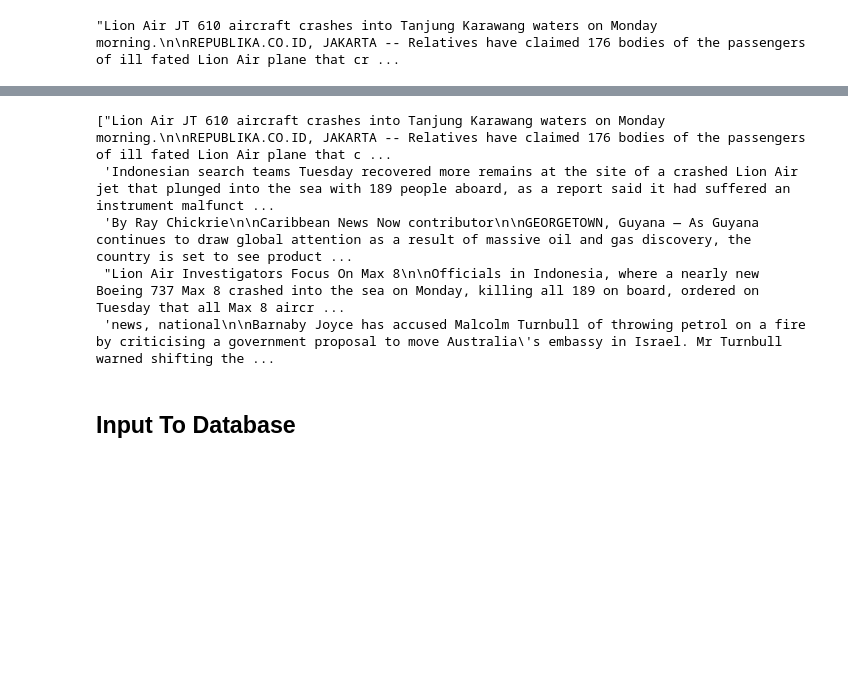
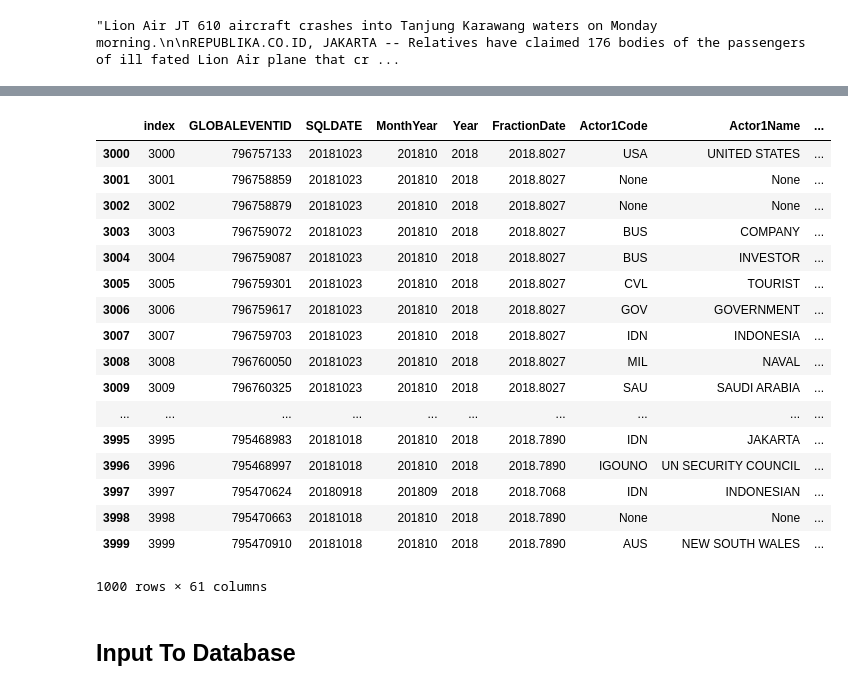
Before and after one commit to t4f1d/sentiment-analysis, a Jupyter notebook: 3. Sentiment Analysis/Sentiment Analysis.ipynb, the cells around one changed output, grey strips where cells are left out. Cells and saved outputs as stored; diff of their text form; code cells hidden in the pictures; blank space fills up the shorter version.

```diff
--- a/3. Sentiment Analysis/Sentiment Analysis.ipynb
+++ b/3. Sentiment Analysis/Sentiment Analysis.ipynb
@@ -149,15 +149,13 @@ def getArticle(link):
         print ("This is an error message!")
         return 0;
 # %%
-#data = clean_events[:5]
-data = clean_events[:5]
 
-title = []
-content = []
+first = 3000
+end = 4000
 
+data = data_prep[first:end]
 
-i = 0
-while i < len(data):
+for i in range(first, end):
     print('Data', i+1)
 
     title_data = getTitle(data.SOURCEURL[i])
@@ -168,5 +166,11 @@ while i < len(data):
     content_data = getArticle(data.SOURCEURL[i])
     content.append(content_data)
 
-    i += 1
+    data.loc[i,'title']=title_data
+    data.loc[i,'content']=content_data
+
+    data_input = data[i-first:i-first+1]
+    data_input['index']=i
+
+    data_input.to_sql('gdelt_data_text', con=engine, if_exists='append', index=False)
 # %% [output]
@@ -184,14 +298,29 @@ Turnbull not helping in Indonesia: Joyce
 # %%
-data0_2650 = []
-data0_2650['title'] = title
-data0_2650['content'] = content
-data0_2650.head()
+data
+
+# data0_2650 = []
+# data0_2650['title'] = title
+# data0_2650['content'] = content
+# data0_2650.head()
 # %% [output]
+|  | index | GLOBALEVENTID | SQLDATE | MonthYear | Year | FractionDate | Actor1Code | Actor1Name | ... |
+| 3000 | 3000 | 796757133 | 20181023 | 201810 | 2018 | 2018.8027 | USA | UNITED STATES | ... |
+| 3001 | 3001 | 796758859 | 20181023 | 201810 | 2018 | 2018.8027 | None | None | ... |
+| 3002 | 3002 | 796758879 | 20181023 | 201810 | 2018 | 2018.8027 | None | None | ... |
+| 3003 | 3003 | 796759072 | 20181023 | 201810 | 2018 | 2018.8027 | BUS | COMPANY | ... |
+| 3004 | 3004 | 796759087 | 20181023 | 201810 | 2018 | 2018.8027 | BUS | INVESTOR | ... |
+| 3005 | 3005 | 796759301 | 20181023 | 201810 | 2018 | 2018.8027 | CVL | TOURIST | ... |
+| 3006 | 3006 | 796759617 | 20181023 | 201810 | 2018 | 2018.8027 | GOV | GOVERNMENT | ... |
+| 3007 | 3007 | 796759703 | 20181023 | 201810 | 2018 | 2018.8027 | IDN | INDONESIA | ... |
+| 3008 | 3008 | 796760050 | 20181023 | 201810 | 2018 | 2018.8027 | MIL | NAVAL | ... |
+| 3009 | 3009 | 796760325 | 20181023 | 201810 | 2018 | 2018.8027 | SAU | SAUDI ARABIA | ... |
+| ... | ... | ... | ... | ... | ... | ... | ... | ... | ... |
+| 3995 | 3995 | 795468983 | 20181018 | 201810 | 2018 | 2018.7890 | IDN | JAKARTA | ... |
+| 3996 | 3996 | 795468997 | 20181018 | 201810 | 2018 | 2018.7890 | IGOUNO | UN SECURITY COUNCIL | ... |
+| 3997 | 3997 | 795470624 | 20180918 | 201809 | 2018 | 2018.7068 | IDN | INDONESIAN | ... |
+| 3998 | 3998 | 795470663 | 20181018 | 201810 | 2018 | 2018.7890 | None | None | ... |
+| 3999 | 3999 | 795470910 | 20181018 | 201810 | 2018 | 2018.7890 | AUS | NEW SOUTH WALES | ... |
-["Lion Air JT 610 aircraft crashes into Tanjung Karawang waters on Monday morning.\n\nREPUBLIKA.CO.ID, JAKARTA -- Relatives have claimed 176 bodies of the passengers of ill fated Lion Air plane that c ...
- 'Indonesian search teams Tuesday recovered more remains at the site of a crashed Lion Air jet that plunged into the sea with 189 people aboard, as a report said it had suffered an instrument malfunct ...
- 'By Ray Chickrie\n\nCaribbean News Now contributor\n\nGEORGETOWN, Guyana — As Guyana continues to draw global attention as a result of massive oil and gas discovery, the country is set to see product ...
- "Lion Air Investigators Focus On Max 8\n\nOfficials in Indonesia, where a nearly new Boeing 737 Max 8 crashed into the sea on Monday, killing all 189 on board, ordered on Tuesday that all Max 8 aircr ...
- 'news, national\n\nBarnaby Joyce has accused Malcolm Turnbull of throwing petrol on a fire by criticising a government proposal to move Australia\'s embassy in Israel. Mr Turnbull warned shifting the ...
+1000 rows × 61 columns
 # %% [markdown]
 ## Input To Database
 # %%
```
Also changed, not shown: parts of 1 cell of this notebook.
